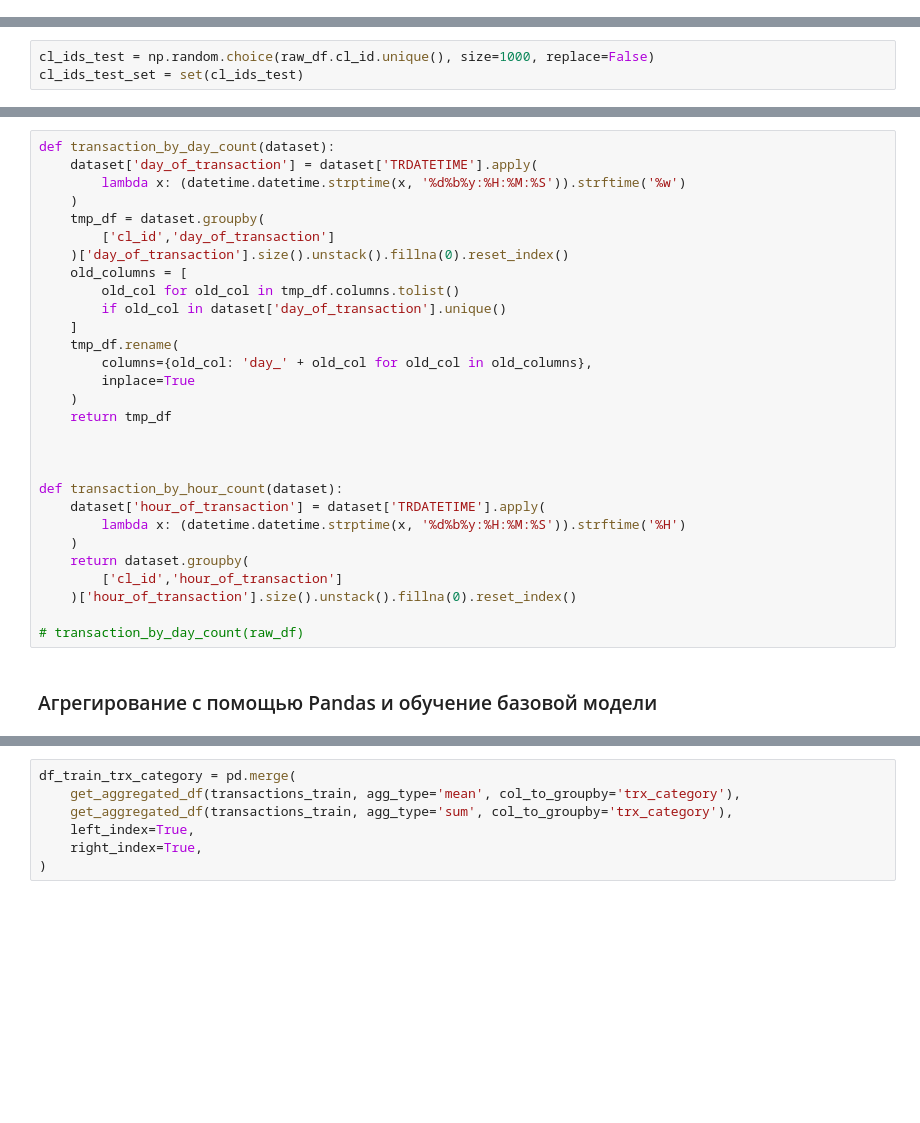
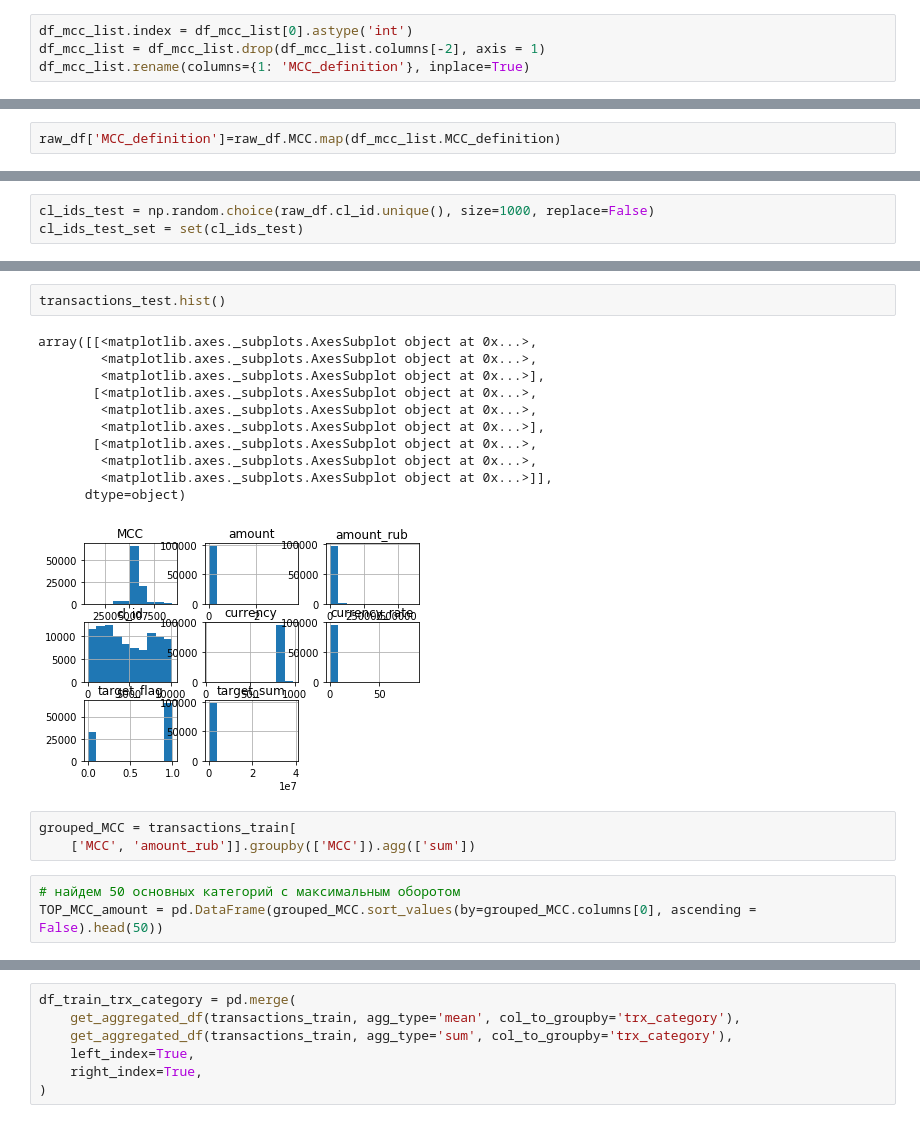
Before and after one commit to olgamonahova/python, a Jupyter notebook: FE HW1 .ipynb, the cells around one changed output, grey strips where cells are left out. Drawn from its saved outputs; the diff is of its cells as text; blank space fills up the shorter version.

```diff
--- a/FE HW1 .ipynb
+++ b/FE HW1 .ipynb
@@ -55,0 +200,4 @@ Total clients:  5000
+# %%
+df_mcc_list.index = df_mcc_list[0].astype('int')
+df_mcc_list = df_mcc_list.drop(df_mcc_list.columns[-2], axis = 1)
+df_mcc_list.rename(columns={1: 'MCC_definition'}, inplace=True)
@@ -55,0 +218,2 @@ Total clients:  5000
+# %%
+raw_df['MCC_definition']=raw_df.MCC.map(df_mcc_list.MCC_definition)
@@ -129,31 +254,20 @@ aggregated_dataset
-# %%
-def transaction_by_day_count(dataset):
-    dataset['day_of_transaction'] = dataset['TRDATETIME'].apply(
-        lambda x: (datetime.datetime.strptime(x, '%d%b%y:%H:%M:%S')).strftime('%w')
-    )
-    tmp_df = dataset.groupby(
-        ['cl_id','day_of_transaction']
-    )['day_of_transaction'].size().unstack().fillna(0).reset_index()
-    old_columns = [
-        old_col for old_col in tmp_df.columns.tolist()
-        if old_col in dataset['day_of_transaction'].unique()
-    ]
-    tmp_df.rename(
-        columns={old_col: 'day_' + old_col for old_col in old_columns},
-        inplace=True
-    )
-    return tmp_df
-
-
-
-def transaction_by_hour_count(dataset):
-    dataset['hour_of_transaction'] = dataset['TRDATETIME'].apply(
-        lambda x: (datetime.datetime.strptime(x, '%d%b%y:%H:%M:%S')).strftime('%H')
-    )
-    return dataset.groupby(
-        ['cl_id','hour_of_transaction']
-    )['hour_of_transaction'].size().unstack().fillna(0).reset_index()
-
-# transaction_by_day_count(raw_df)
-# %% [markdown]
-### Агрегирование с помощью Pandas и обучение базовой модели
+# %%
+transactions_test.hist()
+# %% [output]
+array([[<matplotlib.axes._subplots.AxesSubplot object at 0x...>,
+        <matplotlib.axes._subplots.AxesSubplot object at 0x...>,
+        <matplotlib.axes._subplots.AxesSubplot object at 0x...>],
+       [<matplotlib.axes._subplots.AxesSubplot object at 0x...>,
+        <matplotlib.axes._subplots.AxesSubplot object at 0x...>,
+        <matplotlib.axes._subplots.AxesSubplot object at 0x...>],
+       [<matplotlib.axes._subplots.AxesSubplot object at 0x...>,
+        <matplotlib.axes._subplots.AxesSubplot object at 0x...>,
+        <matplotlib.axes._subplots.AxesSubplot object at 0x...>]],
+      dtype=object)
+[figure, added]
+# %%
+grouped_MCC = transactions_train[
+    ['MCC', 'amount_rub']].groupby(['MCC']).agg(['sum'])
+# %%
+# найдем 50 основных категорий с максимальным оборотом
+TOP_MCC_amount = pd.DataFrame(grouped_MCC.sort_values(by=grouped_MCC.columns[0], ascending = False).head(50))
```
Also changed, not shown: parts of 143 cells of this notebook.
